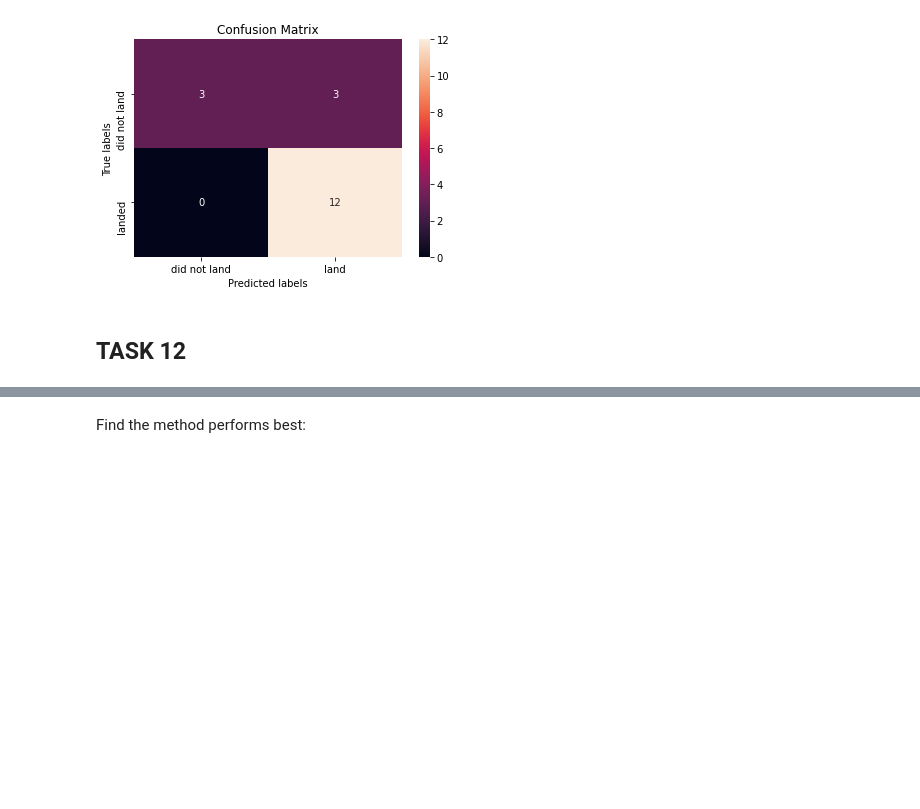
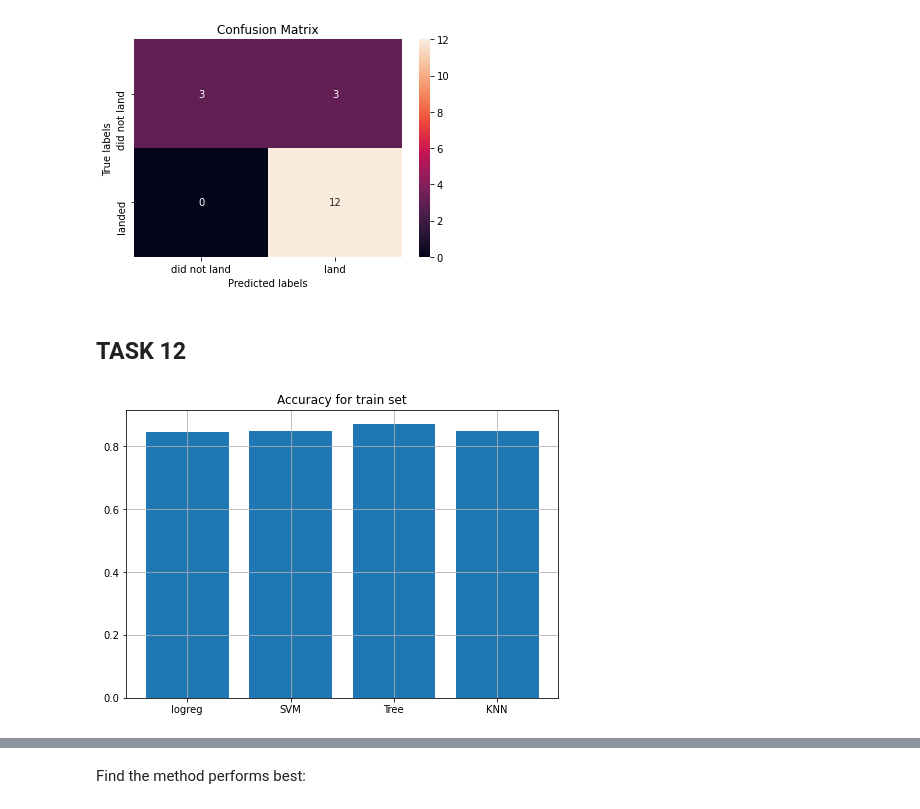
Before and after one commit to qzdong2008/IBM-data-science-capstone-project-SPACE-X-first-stage-landing, a Jupyter notebook: Machine Learning Prediction.ipynb, the cells around one changed output, grey strips where cells are left out. Drawn from its saved outputs; the diff is of its cells as text; code cells hidden in the pictures; blank space fills up the shorter version.

```diff
--- a/Machine Learning Prediction.ipynb
+++ b/Machine Learning Prediction.ipynb
@@ -343,3 +343,14 @@ plot_confusion_matrix(Y_test,yhat)
 [figure]
 # %% [markdown]
 ## TASK  12
+# %%
+names=['logreg','SVM','Tree','KNN']
+Accu_train=[0.846, 0.848, 0.873,0.848]
+fig = plt.figure()
+ax = fig.add_axes([0,0,1,1])
+ax.bar(names, Accu_train)
+plt.title('Accuracy for train set')
+plt.grid('on')
+plt.show()
+# %% [output]
+[figure, added]
```
Also changed, not shown: parts of 4 cells of this notebook.
